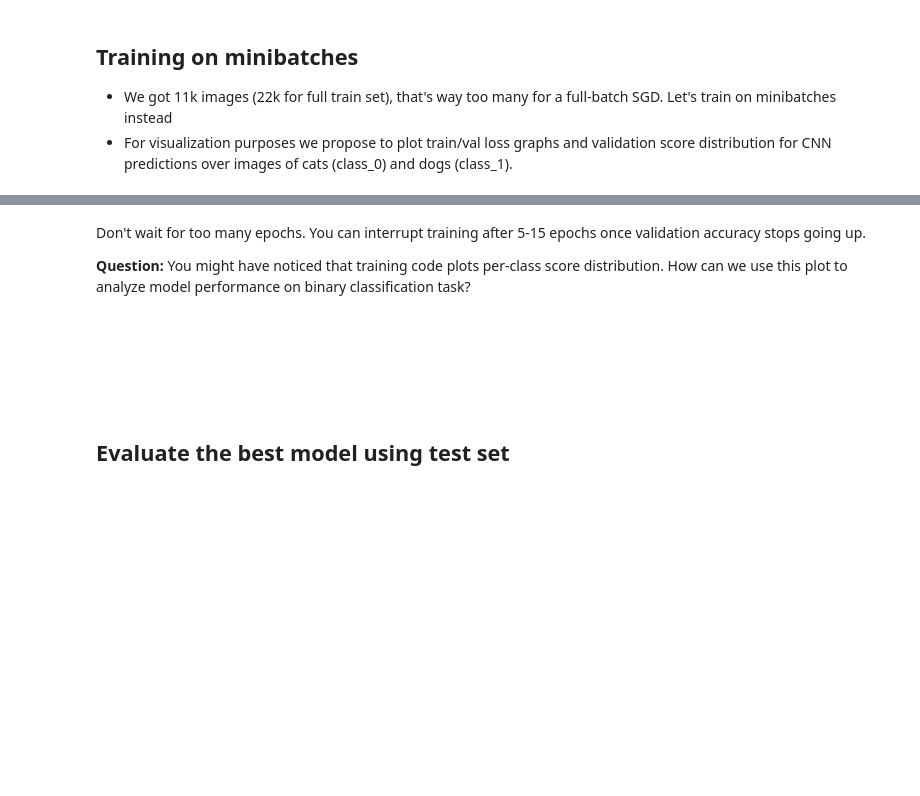
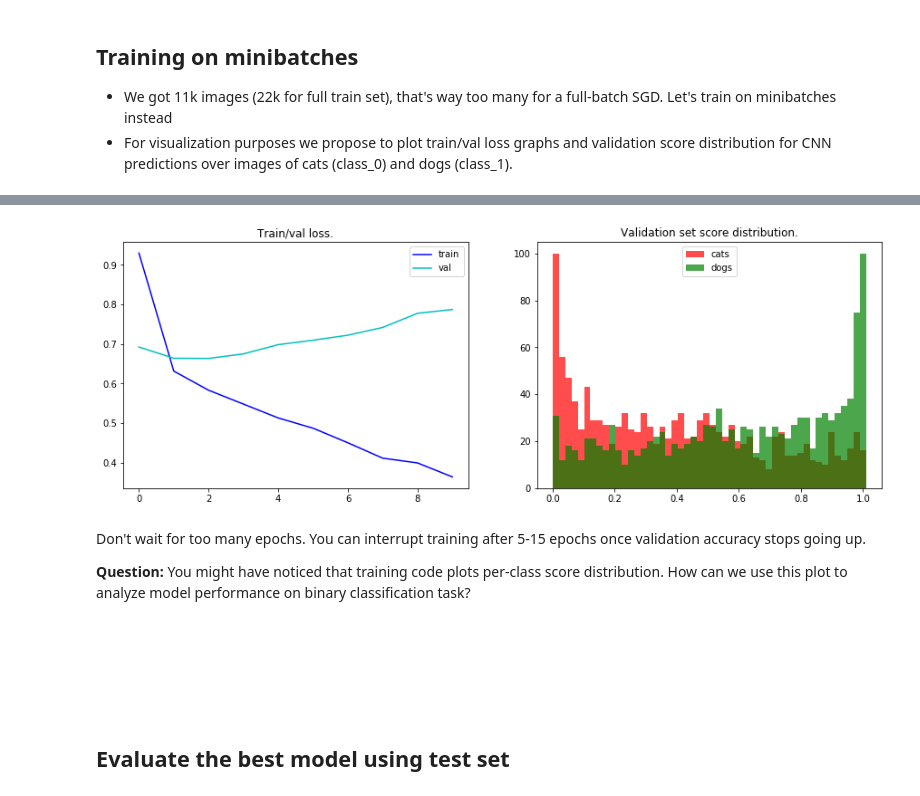
Before and after one commit to girafe-ai/ml-course, a Jupyter notebook: week0_11_CNN/week11_cnn_seminar.ipynb, the cells around one changed output, grey strips where cells are left out. Saved outputs shown, nothing was run; the diff lists cells and outputs as text; code cells hidden in the pictures; blank space fills up the shorter version.

```diff
--- a/week0_11_CNN/week11_cnn_seminar.ipynb
+++ b/week0_11_CNN/week11_cnn_seminar.ipynb
@@ -238,10 +422,12 @@ img = np.random.randint(0, 255, size=(batch_size_test,3, SIZE_H, SIZE_W)).astype
 img = (img - np.array(image_mean).reshape(1, 3, 1, 1)) / np.array(image_std).reshape(1,3,1,1)
 img_tensor = torch.Tensor(img)
 label = torch.Tensor(np.random.randint(0,2, size=batch_size_test)).type(torch.long)
-data_batch = {'img': img_tensor, 'label': label}
-loss, model = compute_loss(model, data_batch)
+
+# pass image through model
+logits = model(img_tensor)
+loss = # <YOUR CODE HERE>
 loss_np = loss.detach().cpu().numpy()
 
 assert loss_np.size == 1, 'compute_loss() shall return a single value of a loss averaged over a batch of samples'
 
-print('Loss value: {}'.format(loss.detach().cpu().numpy()))
+print(f'Loss value: {loss.detach().cpu().numpy()}')
@@ -425,4 +531,8 @@ opt = torch.optim.Adam(model.parameters(), lr=1e-3)
 opt.zero_grad()
 ckpt_name = 'model_base.ckpt'
 model = model.to(device)
-model, opt = train_model(model, train_batch_gen, val_batch_gen, opt,ckpt_name=ckpt_name, n_epochs=10)
+# %%
+runner = CNNRunner(model, opt, device, ckpt_name)
+# %%
+runner.train(train_batch_gen, val_batch_gen, n_epochs=10, visualize=True)
+# %% [output]
@@ -429,3 +540,4 @@ model, opt = train_model(model, train_batch_gen, val_batch_gen, opt,ckpt_name=ck
+[figure, added]
 # %% [markdown]
 Don't wait for too many epochs. You can interrupt training after 5-15 epochs once validation accuracy stops going up.
 
```
Also changed, not shown: parts of 38 cells of this notebook.
